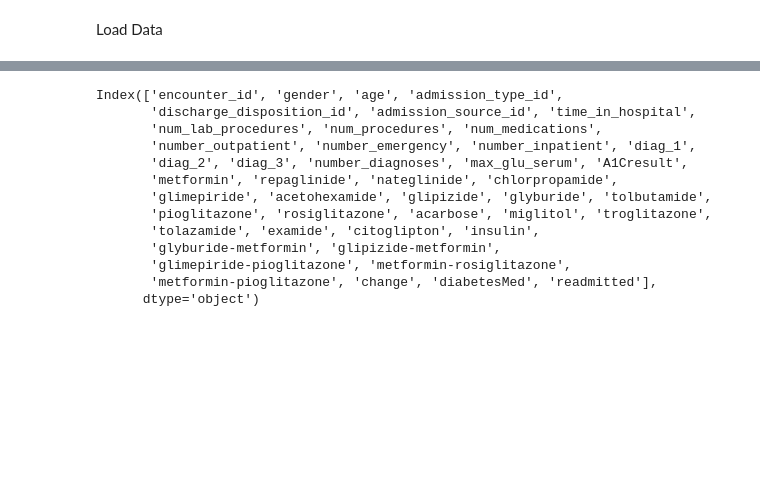
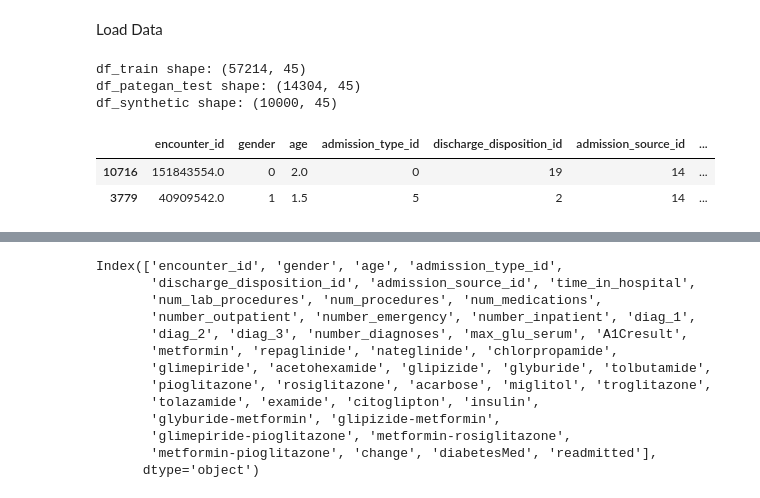
Before and after one commit to mayeen/Utility_and_privacy_research_using_GAN_and_LLM, a Jupyter notebook: thesis/data_analysis.ipynb, the cells around one changed output, grey strips where cells are left out. Cells and saved outputs as stored; diff of their text form; code cells hidden in the pictures; blank space fills up the shorter version.

```diff
--- a/thesis/data_analysis.ipynb
+++ b/thesis/data_analysis.ipynb
@@ -15,0 +84,25 @@ Load Data
+# %%
+# Load data from the specified different paths
+base_path = Path("/Users/kazimostafashahriar/Main Drive/thesis/Medical data analysis/Code")
+
+df_train = load_data(file_path=base_path / "thesis" / "data" / "diabetic_data_preprocessed_train.csv")
+df_pategan_test = load_data(file_path=base_path / "thesis" / "data" / "pategan" / "diabetic_data_pategan_test_synthetic.csv")
+df_synthetic = load_data(file_path=base_path / "thesis" / "data" / "healthgan" / "samples_99999_5_64_synthetic_0.csv")
+
+# Print the shapes as a sanity check
+print("df_train shape:", df_train.shape)
+print("df_pategan_test shape:", df_pategan_test.shape)
+print("df_synthetic shape:", df_synthetic.shape)
+# %% [output]
+df_train shape: (57214, 45)
+df_pategan_test shape: (14304, 45)
+df_synthetic shape: (10000, 45)
+# %%
+#show all columns in the dataframe
+pd.set_option('display.max_columns', None)
+
+df_train.sample(2)
+# %% [output]
+|  | encounter_id | gender | age | admission_type_id | discharge_disposition_id | admission_source_id | ... |
+| 10716 | 151843554.0 | 0 | 2.0 | 0 | 19 | 14 | ... |
+| 3779 | 40909542.0 | 1 | 1.5 | 5 | 2 | 14 | ... |
```
Also changed, not shown: parts of 11 cells of this notebook, 4 other files.
